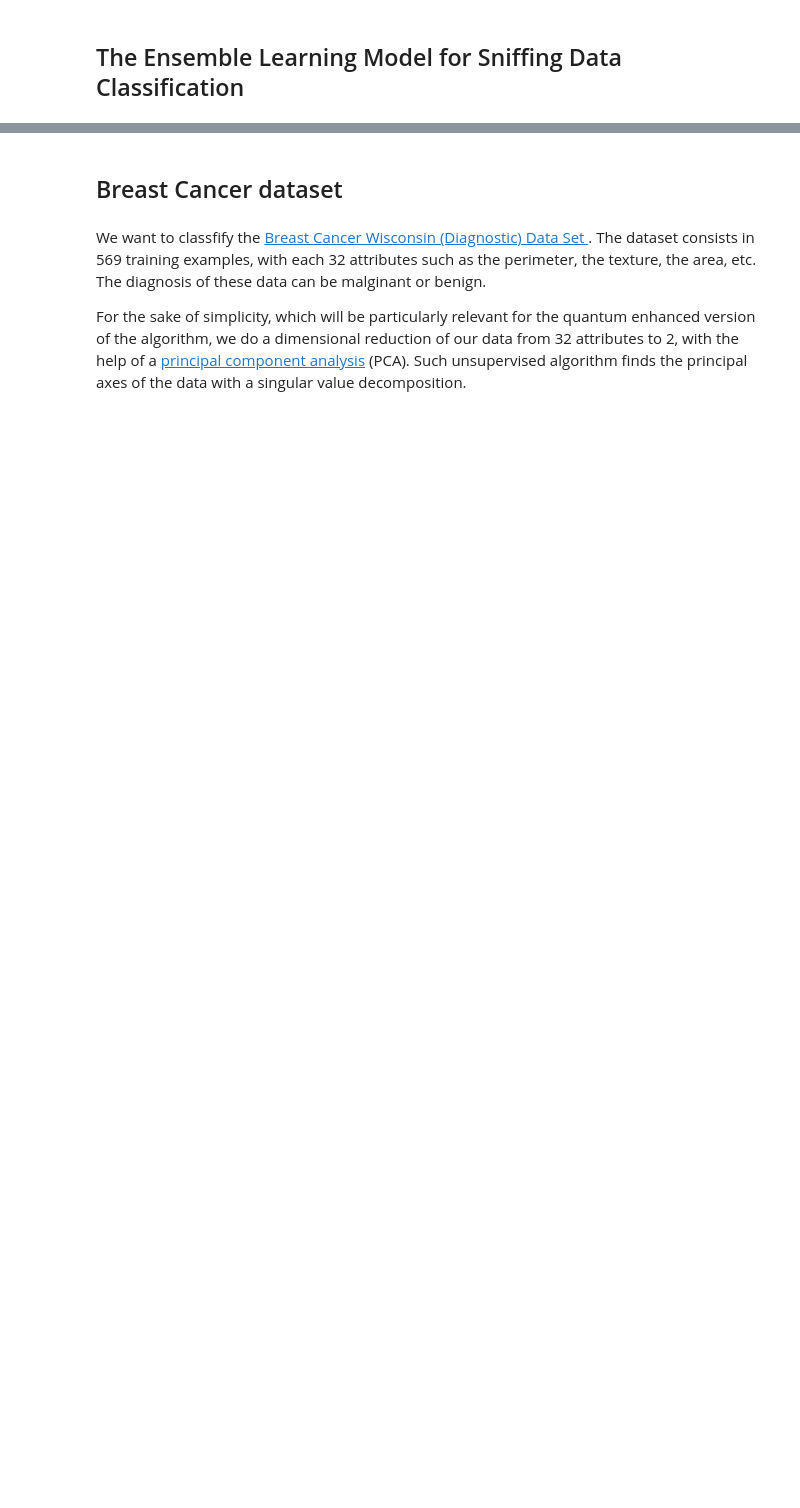
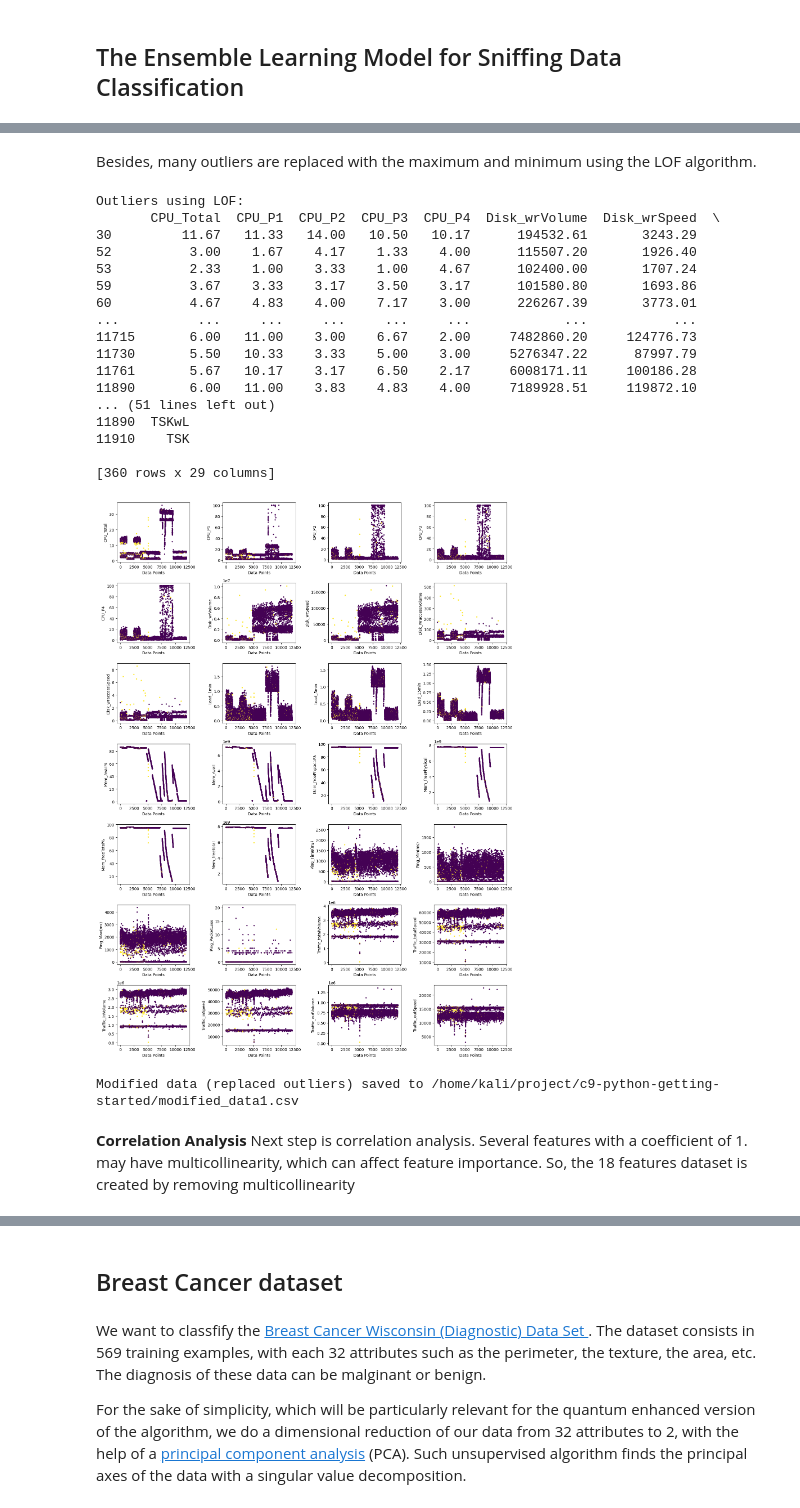
Before and after one commit to nat213h/Research, a Jupyter notebook: Enhancing Sniffing Detection in IoT Home Wi-Fi.ipynb, the cells around one changed output, grey strips where cells are left out. Drawn from its saved outputs; the diff is of its cells as text; code cells hidden in the pictures; blank space fills up the shorter version.

```diff
--- a/Enhancing Sniffing Detection in IoT Home Wi-Fi.ipynb
+++ b/Enhancing Sniffing Detection in IoT Home Wi-Fi.ipynb
@@ -63,0 +128,75 @@ We will now focus on a specific supervised learning algorithm, the suppert vecto
+# %% [markdown]
+Besides, many outliers are replaced with the maximum and minimum using the LOF algorithm.
+# %%
+import numpy as np
+import matplotlib.pyplot as plt
+from sklearn.neighbors import LocalOutlierFactor
+
+# Load your data (replace 'your_data.csv' with your actual file)
+df = pd.read_csv('./Dataset/sniff_dataset_28f.csv')
+
+# Exclude the 'Class' feature for LOF analysis
+numeric_columns = df.drop(columns=['Class']).select_dtypes(include=['number'])
+
+# Fit the LOF model for outlier detection
+lof_model = LocalOutlierFactor(n_neighbors=4, contamination=0.03)  # You can adjust these parameters
+outlier_scores = lof_model.fit_predict(numeric_columns)
+
+# Create a boolean array indicating whether a data point is an outlier
+outliers = outlier_scores == -1
+
+# Print rows containing outliers
+print("Outliers using LOF:")
+print(df[outliers])
+
+# Plot all numeric features in one graph
+plt.figure(figsize=(15, 20))
+
+for i, col in enumerate(numeric_columns.columns, 1):
+    plt.subplot(7, 4, i)  # Assuming you have 9 or fewer numeric features, adjust as needed
+    plt.scatter(range(len(df)), df[col], c=outliers, cmap='viridis', s=5, label='Data Points')
+    plt.xlabel('Data Points')
+    plt.ylabel(col)
+
+plt.tight_layout()
+plt.show()
+
+# Impute outliers with the maximum or minimum inlier value for each feature
+for col in numeric_columns.columns:
+    inlier_max = np.max(df.loc[~outliers, col])
+    inlier_min = np.min(df.loc[~outliers, col])
+
+    # Replace outliers with the maximum inlier value if higher than the maximum
+    df.loc[(outliers) & (df[col] > inlier_max), col] = inlier_max
+
+    # Replace outliers with the minimum inlier value if lower than the minimum
+    df.loc[(outliers) & (df[col] < inlier_min), col] = inlier_min
+
+# Save the modified DataFrame to a CSV file
+modified_file_path = ''./Dataset/modified_28f.csv''
+df.to_csv(modified_file_path, index=False)
+
+print(f"Modified data (replaced outliers) saved to {modified_file_path}")
+# %% [output]
+Outliers using LOF:
+       CPU_Total  CPU_P1  CPU_P2  CPU_P3  CPU_P4  Disk_wrVolume  Disk_wrSpeed  \
+30         11.67   11.33   14.00   10.50   10.17      194532.61       3243.29
+52          3.00    1.67    4.17    1.33    4.00      115507.20       1926.40
+53          2.33    1.00    3.33    1.00    4.67      102400.00       1707.24
+59          3.67    3.33    3.17    3.50    3.17      101580.80       1693.86
+60          4.67    4.83    4.00    7.17    3.00      226267.39       3773.01
+...          ...     ...     ...     ...     ...            ...           ...
+11715       6.00   11.00    3.00    6.67    2.00     7482860.20     124776.73
+11730       5.50   10.33    3.33    5.00    3.00     5276347.22      87997.79
+11761       5.67   10.17    3.17    6.50    2.17     6008171.11     100186.28
+11890       6.00   11.00    3.83    4.83    4.00     7189928.51     119872.10
+... (51 lines left out)
+11890  TSKwL
+11910    TSK
+
+[360 rows x 29 columns]
+[figure, added]
+Modified data (replaced outliers) saved to /home/kali/project/c9-python-getting-started/modified_data1.csv
+# %% [markdown]
+**Correlation Analysis**
+Next step is correlation analysis. Several features with a coefficient of 1.  may have multicollinearity, which can affect feature importance. So, the 18 features dataset is created by removing multicollinearity
```
Also changed, not shown: parts of 15 cells of this notebook.
